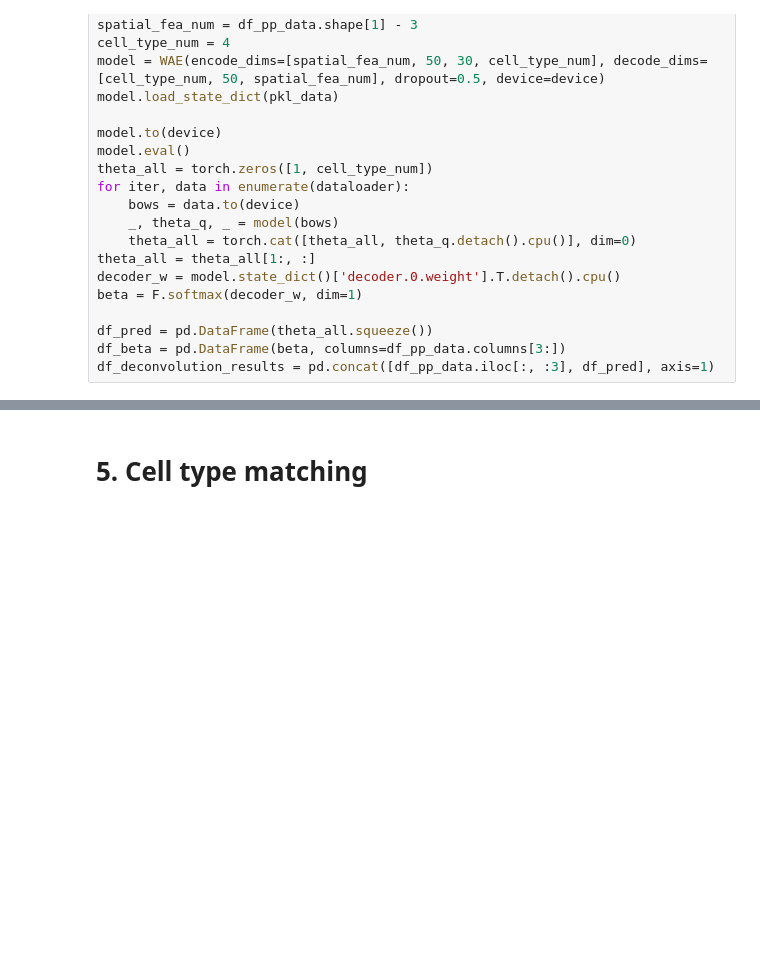
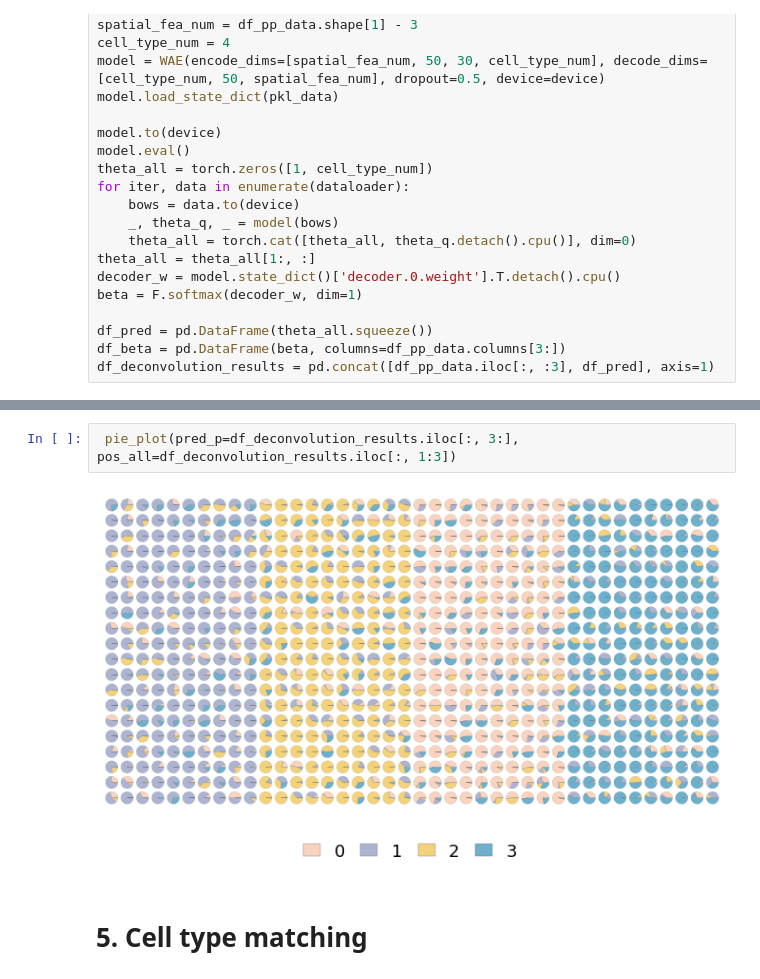
Before and after one commit to lllsssyyyy/SURF, a Jupyter notebook: tutorials/tutorial_1 (simple_and_basic).ipynb, the cells around one changed output, grey strips where cells are left out. Drawn from its saved outputs; the diff is of its cells as text; blank space fills up the shorter version.

```diff
--- a/tutorials/tutorial_1 (simple_and_basic).ipynb
+++ b/tutorials/tutorial_1 (simple_and_basic).ipynb
@@ -157,3 +146,7 @@ findfont: Font family 'Arial' not found.
+# %%
+ pie_plot(pred_p=df_deconvolution_results.iloc[:, 3:], pos_all=df_deconvolution_results.iloc[:, 1:3])
+# %% [output]
+[figure, added]
 # %% [markdown]
 # 5. Cell type matching
 # %%
```
Also changed, not shown: parts of 4 cells of this notebook, 3 other files.
